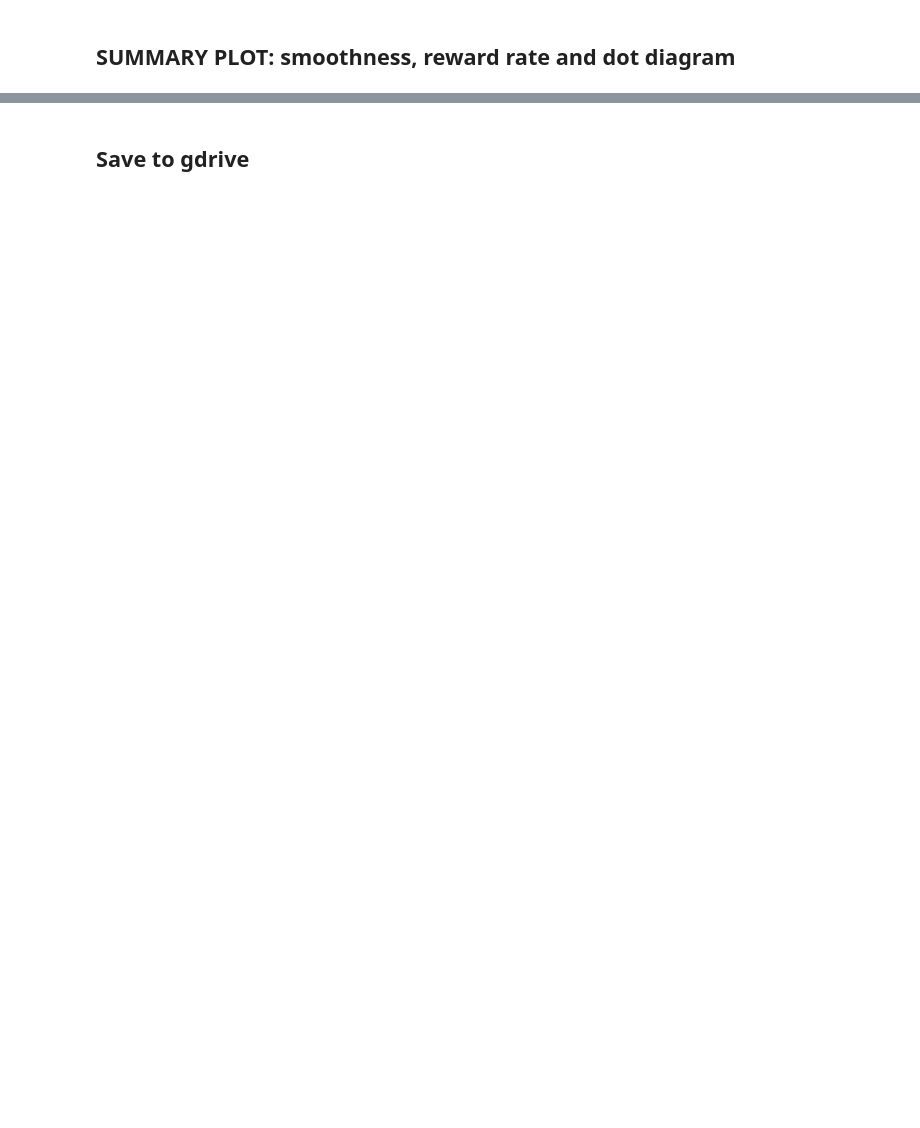
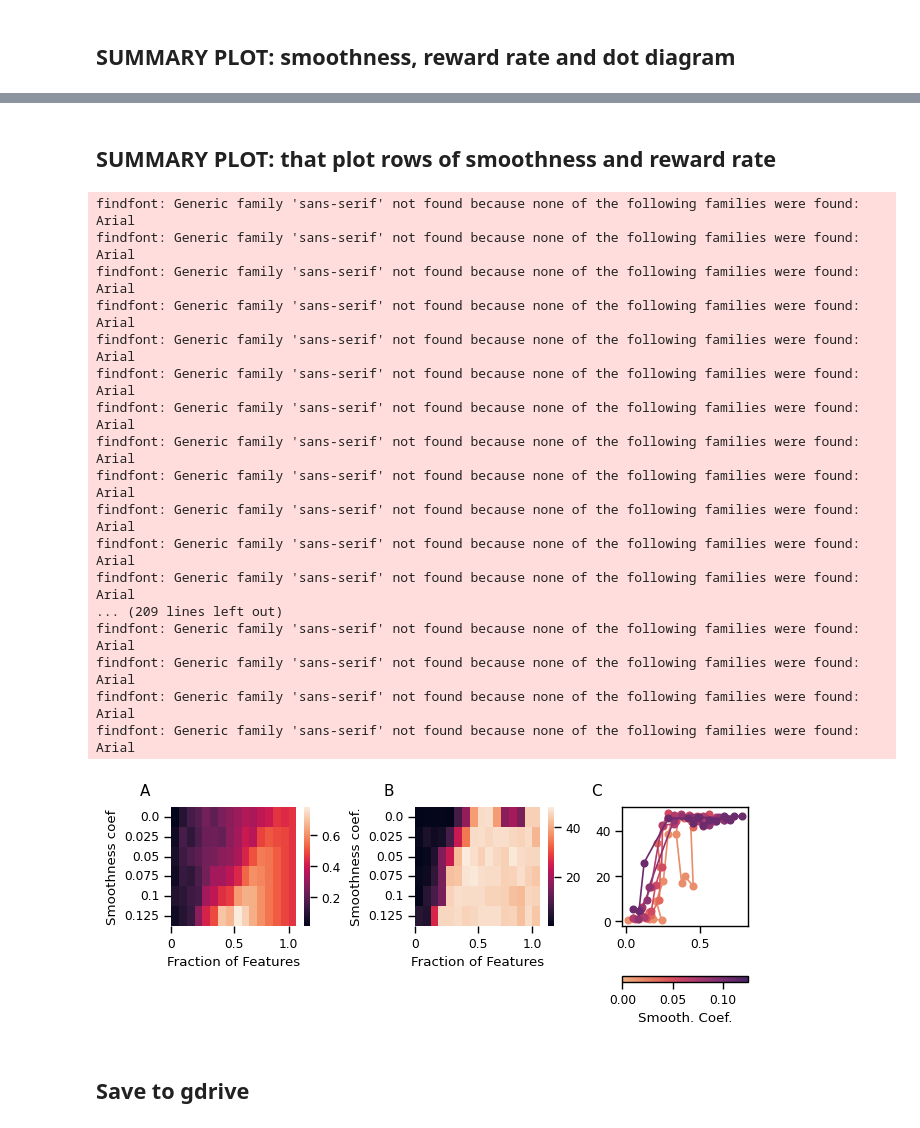
Before and after one commit to sijia66/adaptive_feature_selection, a Jupyter notebook: figure4_convex_algorithm_stationary_encoder/231019_afs_grid_random_start_smoothness_sparsity.ipynb, the cells around one changed output, grey strips where cells are left out. Drawn from its saved outputs; the diff is of its cells as text; code cells hidden in the pictures; blank space fills up the shorter version.

```diff
--- a/figure4_convex_algorithm_stationary_encoder/231019_afs_grid_random_start_smoothness_sparsity.ipynb
+++ b/figure4_convex_algorithm_stationary_encoder/231019_afs_grid_random_start_smoothness_sparsity.ipynb
@@ -1208,3 +1206,68 @@ findfont: Generic family 'sans-serif' not found because none of the following fa
+# %% [markdown]
+## SUMMARY PLOT: that plot rows of smoothness and reward rate
+# %%
+figure4, summary_axes = subplots_with_labels(1,3,
+                        figsize = (6.5, 2.5))
+
+label_decimation_ratios = 8
+
+num_of_features_fractions = np.array(num_of_features_array) / n_neurons
+
+# top left, we plot smoothness
+ax = summary_axes[0,0]
+sns.heatmap(smoothness_last_reshape,
+            ax = ax,
+            yticklabels= smoothness_array)
+ax.set_xticks([0, len(num_of_features_fractions) // 2, len(num_of_features_fractions) - 1])
+ax.set_xticklabels([0, 0.5, 1.0])
+ax.set_ylabel('Smoothness coef')
+ax.set_xlabel('Fraction of Features')
+
+
+# bottom left, we plot the reward rate
+ax = summary_axes[0,1]
+sns.heatmap(reward_rate_final,
+            ax = ax,
+            yticklabels= smoothness_array,
+            cbar = True)
+ax.set_xticks([0, len(num_of_features_fractions) // 2, len(num_of_features_fractions) - 1])
+ax.set_xticklabels([0, 0.5, 1.0])
+ax.set_xlabel('Fraction of Features')
+ax.set_ylabel('Smoothness coef.')
+
+# bottom right, we plot the relation between smoothness and reward rate
+# we go down the row and make the plots
+colors = sns.color_palette('flare', n_colors=len(smoothness_array))
+norm = plt.Normalize(smoothness_array.min(), smoothness_array.max())
+sm = plt.cm.ScalarMappable(cmap="flare", norm=norm)
+ax = summary_axes[0,2]
+
+for s, r, c in zip(smoothness_last_reshape, reward_rate_final, colors):
+    ax.plot(s, r, "o-",color = c)
+
+cbar = figure4.colorbar(sm, ax=summary_axes[0,2],
+                 orientation='horizontal',
+                 location = "bottom")
+cbar.set_label('Smooth. Coef.')
+# %% [output]
+findfont: Generic family 'sans-serif' not found because none of the following families were found: Arial
+findfont: Generic family 'sans-serif' not found because none of the following families were found: Arial
+findfont: Generic family 'sans-serif' not found because none of the following families were found: Arial
+findfont: Generic family 'sans-serif' not found because none of the following families were found: Arial
+findfont: Generic family 'sans-serif' not found because none of the following families were found: Arial
+findfont: Generic family 'sans-serif' not found because none of the following families were found: Arial
+findfont: Generic family 'sans-serif' not found because none of the following families were found: Arial
+findfont: Generic family 'sans-serif' not found because none of the following families were found: Arial
+findfont: Generic family 'sans-serif' not found because none of the following families were found: Arial
+findfont: Generic family 'sans-serif' not found because none of the following families were found: Arial
+findfont: Generic family 'sans-serif' not found because none of the following families were found: Arial
+findfont: Generic family 'sans-serif' not found because none of the following families were found: Arial
+... (209 lines left out)
+findfont: Generic family 'sans-serif' not found because none of the following families were found: Arial
+findfont: Generic family 'sans-serif' not found because none of the following families were found: Arial
+findfont: Generic family 'sans-serif' not found because none of the following families were found: Arial
+findfont: Generic family 'sans-serif' not found because none of the following families were found: Arial
+[figure, added]
 # %% [markdown]
 ## Save to gdrive
 # %%
```
Also changed, not shown: parts of 20 cells of this notebook, 1 other file.
